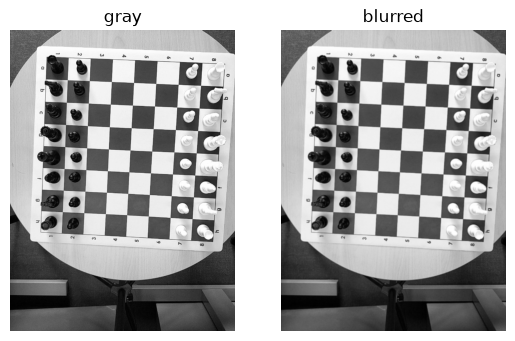
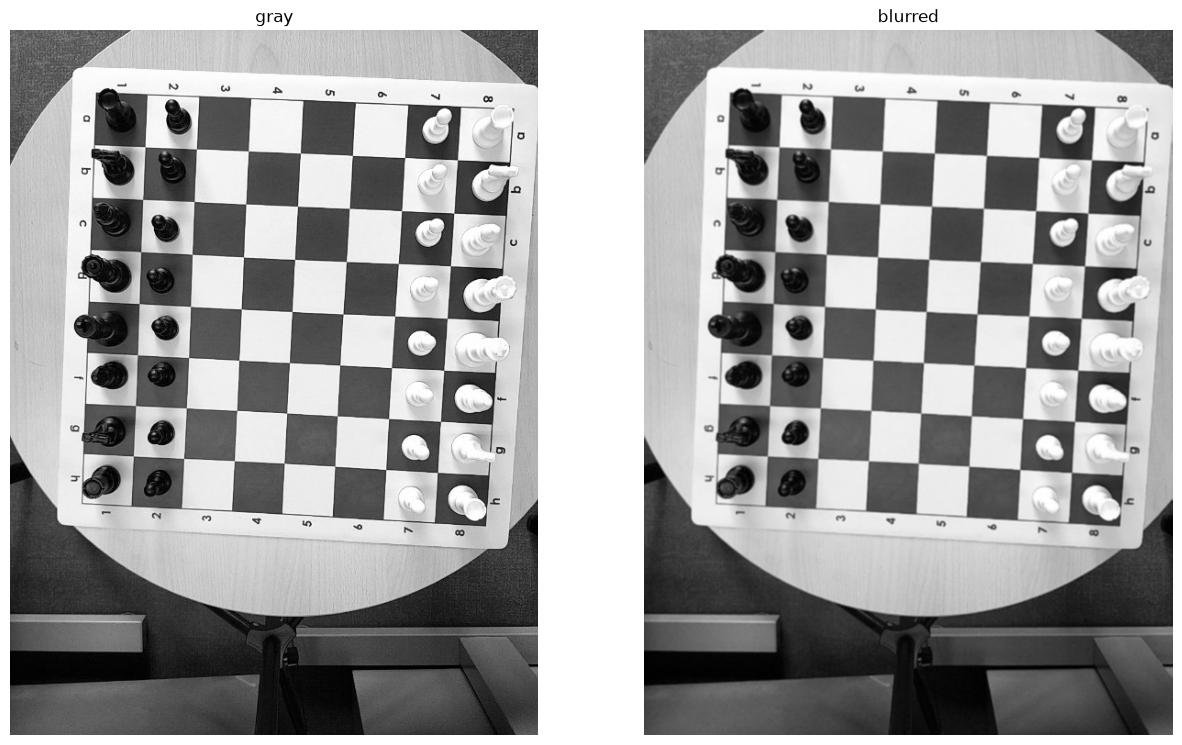
The notebook cell's code change between the first figure and the second:
--- before
+++ after
@@ -3,4 +3,5 @@
 gray = cv2.cvtColor(image, cv2.COLOR_RGB2GRAY)
 
+plt.gcf().set_size_inches(15, 15)
 plt.subplot(1, 2, 1)
 plt.title("gray")

Commit: Changes in notebook